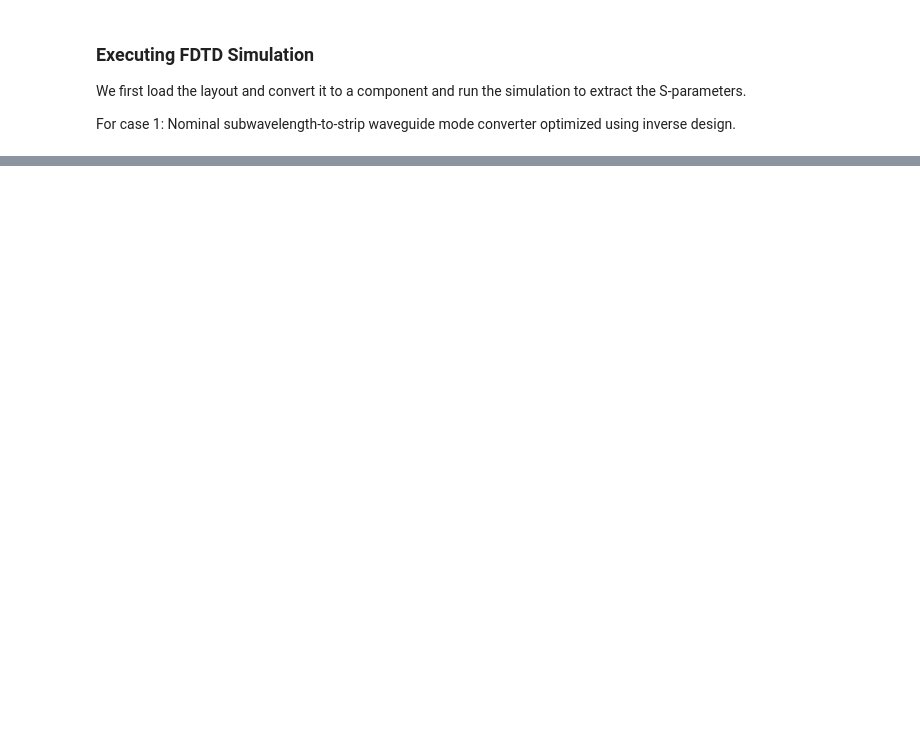
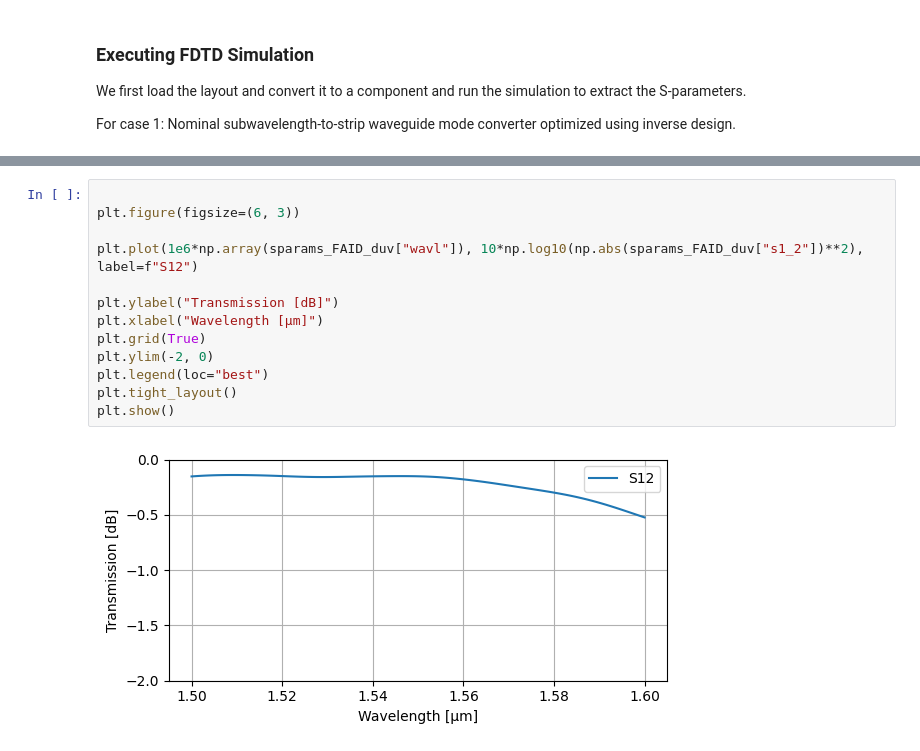
Before and after one commit to SiEPIC/gds_fdtd, a Jupyter notebook: examples/notebooks/faid/faid.ipynb, the cells around one changed output, grey strips where cells are left out. Cells and saved outputs as stored; diff of their text form; blank space fills up the shorter version.

```diff
--- a/examples/notebooks/faid/faid.ipynb
+++ b/examples/notebooks/faid/faid.ipynb
@@ -219,3 +247,18 @@ plt.show()
+# %%
+
+plt.figure(figsize=(6, 3))
+
+plt.plot(1e6*np.array(sparams_FAID_duv["wavl"]), 10*np.log10(np.abs(sparams_FAID_duv["s1_2"])**2), label=f"S12")
+
+plt.ylabel("Transmission [dB]")
+plt.xlabel("Wavelength [μm]")
+plt.grid(True)
+plt.ylim(-2, 0)
+plt.legend(loc="best")
+plt.tight_layout()
+plt.show()
+# %% [output]
+[figure, added]
 # %%
 
 plt.figure(figsize=(6, 3))
```
Also changed, not shown: parts of 11 cells of this notebook, 7 other files.
